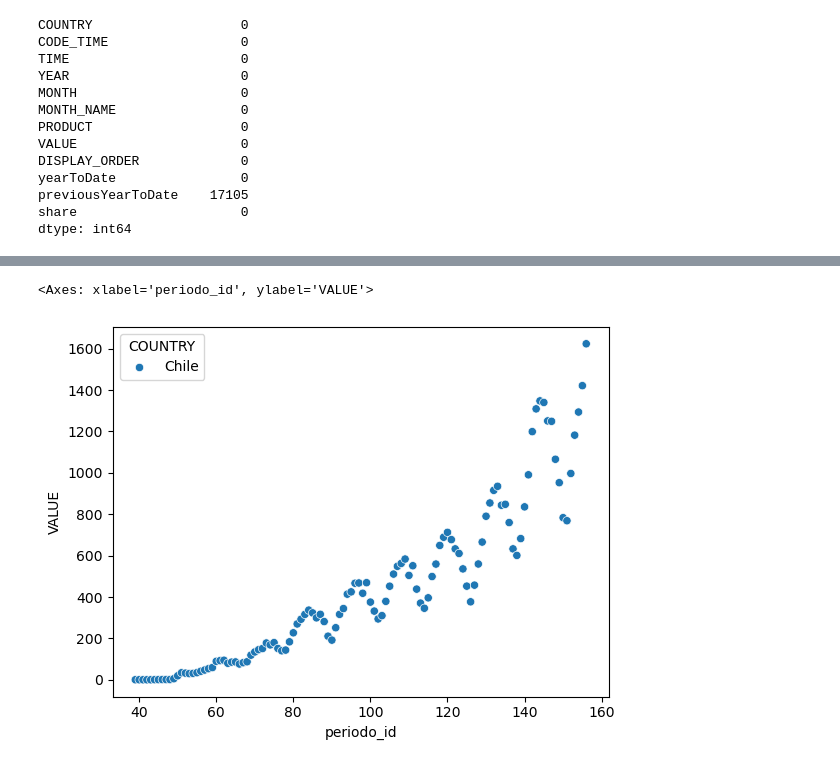
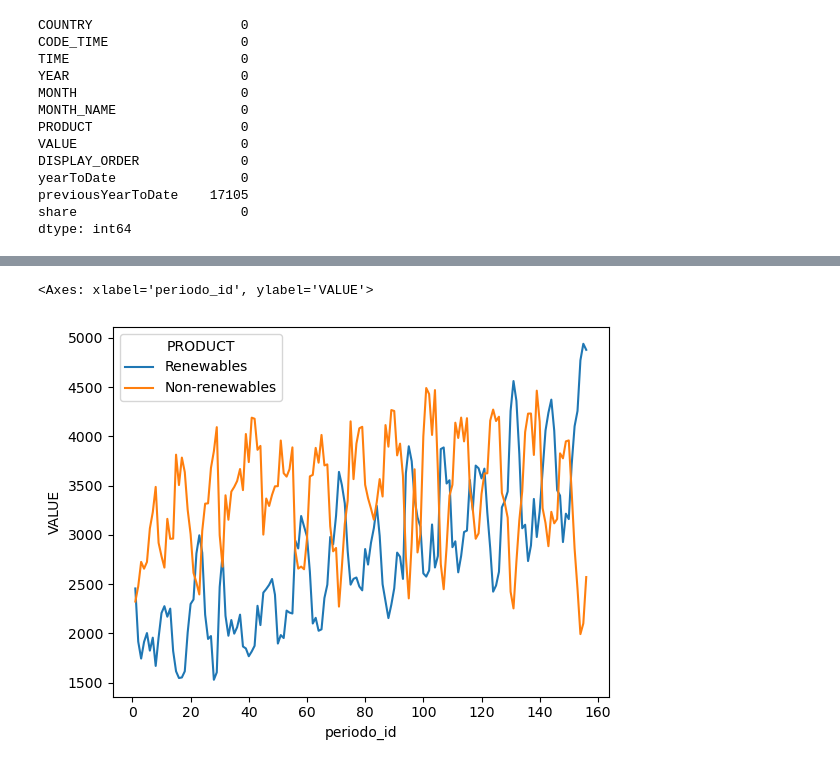
Before and after one commit to Chukao1/electricity-ia, a Jupyter notebook: notebooks/notebook.ipynb, the cells around one changed output, grey strips where cells are left out. Drawn from its saved outputs; the diff is of its cells as text; code cells hidden in the pictures.

```diff
--- a/notebooks/notebook.ipynb
+++ b/notebooks/notebook.ipynb
@@ -105,6 +84,2 @@ def filter_country(df, country):
 # %%
-chile = filter_country(data, "Chile")
-chile_solar = filter_product(chile, "Solar")
-
-argentina = filter_country(data, "Argentina")
-argentina_solar = filter_product(argentina, "Solar")
+chile = filter_countries(data, "Chile")
@@ -111,3 +106,14 @@ argentina_solar = filter_product(argentina, "Solar")
+# %%
+products = ["Non-renewables", "Renewables"]
+renewables = ["Solar", "Wind", "Hydro", "Geothermal, Combustible renewables"]
+non_renewables = ["Coal", "Natural gas", "Oil"]
+
+detailed_products = ["Solar", "Wind", "Hydro", "Geothermal", "Coal", "Natural gas", "Oil", "Combustible renewables"]
+
+chile_products = filter_products(chile, products)
+chile_renewables = filter_products(chile, renewables)
+chile_non_renewables = filter_products(chile, non_renewables)
+chile_detailed = filter_products(chile, detailed_products)
 # %%
 def make_period_id(df):
     base_year = 2010
@@ -115,8 +121,11 @@ def make_period_id(df):
     return df
 
 
-chile_solar_id = make_period_id(chile_solar)
-argentina_solar_id = make_period_id(argentina_solar)
+chile_products_id = make_period_id(chile_products)
+chile_renewables_id = make_period_id(chile_renewables)
+chile_non_renewables_id = make_period_id(chile_non_renewables)
+chile_detailed_id = make_period_id(chile_detailed)
+chile_full_id = make_period_id(chile)
 # %% [output]
 A value is trying to be set on a copy of a slice from a DataFrame.
 Try using .loc[row_indexer,col_indexer] = value instead
@@ -131,5 +191,5 @@ See the caveats in the documentation: https://pandas.pydata.org/pandas-docs/stab
 # %%
-sns.scatterplot(data=chile_solar_id, x="periodo_id", y="VALUE", hue="COUNTRY")
+sns.lineplot(data=chile_products_id, x="periodo_id", y="VALUE", hue="PRODUCT")
 # %% [output]
 <Axes: xlabel='periodo_id', ylabel='VALUE'>
-[figure, old version]
+[figure, new version]
```
Also changed, not shown: parts of 22 cells of this notebook, 9 other files.
